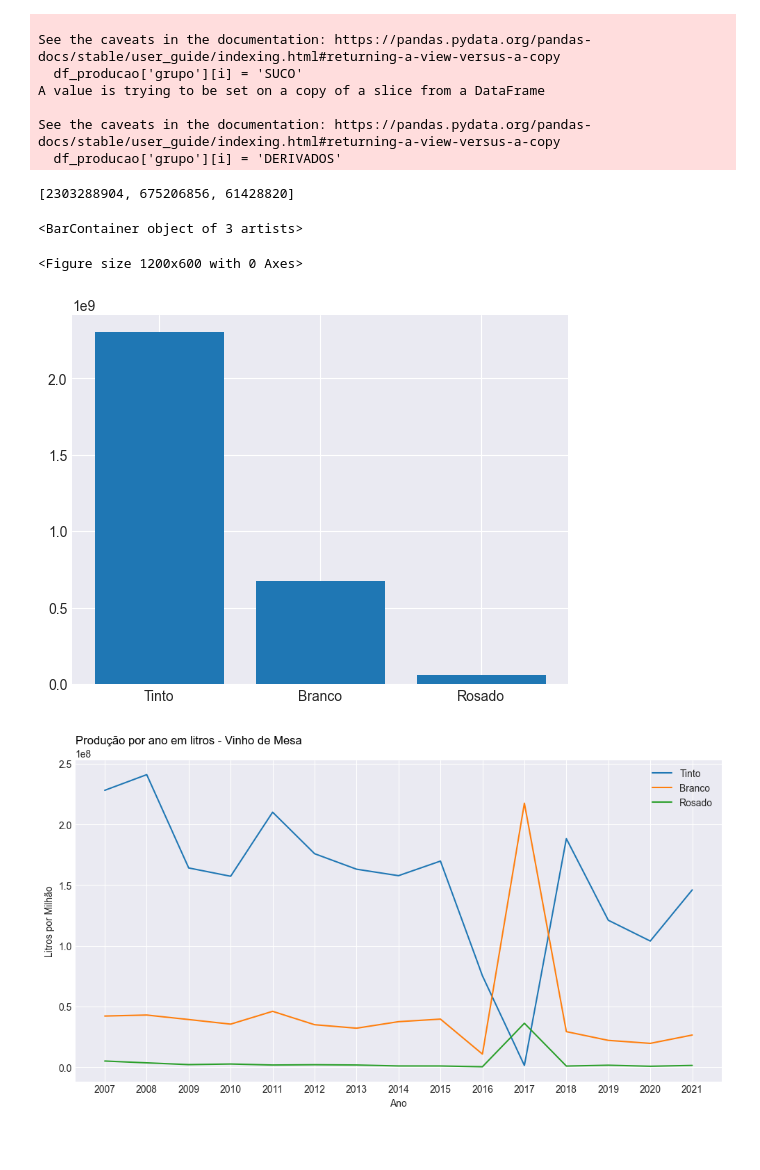
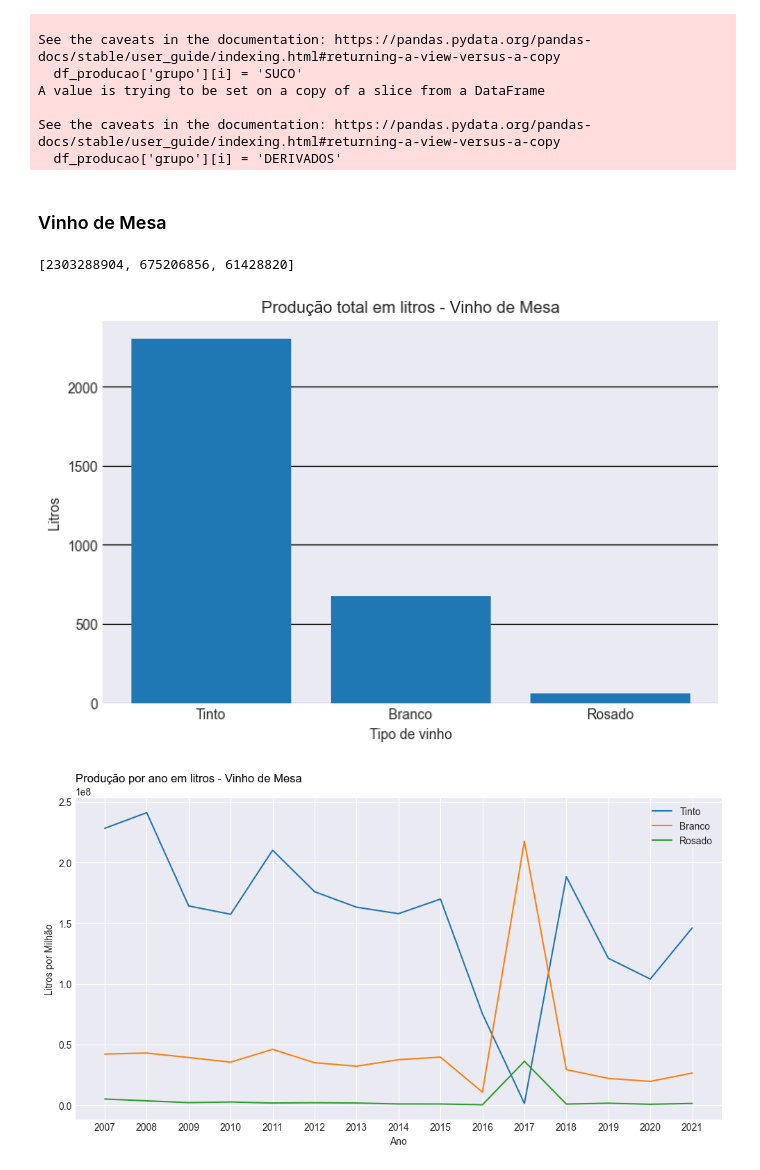
Before and after one commit to almeida25/data_analysis_vinicula, a Jupyter notebook: comercio_producao_analise.ipynb, the cells around one changed output. Saved outputs shown, nothing was run; the diff lists cells and outputs as text; code cells hidden in the pictures; blank space fills up the shorter version.

```diff
--- a/comercio_producao_analise.ipynb
+++ b/comercio_producao_analise.ipynb
@@ -346,0 +465,12 @@ plt.show()
+# %%
+# Anexando o total de cada periodo
+df_grafico_comercio = df_comercio[(df_comercio['grupo'] == 'SUCO DE UVAS') & (df_comercio['cultivar'] != 'SUCO DE UVAS')].iloc[:,1:-1]
+
+df_grafico_comercio['total_litros'] = 0
+list_total_litros = []
+
+for i in range(df_grafico_comercio.shape[0]):
+    total = df_grafico_comercio.iloc[i, 1:-1].sum()
+    list_total_litros.append(total)
+
+df_grafico_comercio['total_litros'] = list_total_litros
@@ -408,0 +561,18 @@ plt.legend(df_grafico_comercio.index)
+# %%
+# Validação de como os valores estão separados
+df_grafico_comercio = df_comercio[(df_comercio['grupo'] == 'OUTROS PRODUTOS COMERCIALIZADOS') &
+                                  (df_comercio['cultivar'] != 'OUTROS PRODUTOS COMERCIALIZADOS')].iloc[:,1:-1]
+
+list_total_litros = []
+
+for i in range(df_grafico_comercio.shape[0]):
+    total = df_grafico_comercio.iloc[i, 1:].sum()
+    list_total_litros.append(total)
+
+df_grafico_comercio['total_litros'] = list_total_litros
+
+plt.figure(figsize=(20,8))
+sns.boxplot(x=df_grafico_comercio["total_litros"])
+#plt.xticks(rotation=90)
+plt.title('Distribuição dos valores - Outros Produtos Comercializados')
+plt.show()
@@ -573,6 +885,8 @@ A value is trying to be set on a copy of a slice from a DataFrame
 
 See the caveats in the documentation: https://pandas.pydata.org/pandas-docs/stable/user_guide/indexing.html#returning-a-view-versus-a-copy
   df_producao['grupo'][i] = 'DERIVADOS'
+# %% [markdown]
+### Vinho de Mesa
 # %%
 df_vm_tipo_producao = df_producao[(df_producao['grupo'] == 'VINHO DE MESA') & (df_producao['cultivar'] != 'VINHO DE MESA')].copy()
 # %%
@@ -589,25 +903,28 @@ columns_total_litros_producao
 # %%
 df_vm_tipo_producao['total_litros'] = columns_total_litros_producao
 # %%
-df_vm_tipo_producao[['cultivar','total_litros']]
-
-plt.figure(figsize=[12.0,6])
+#plt.figure(figsize=[12.0,6])
 # https://matplotlib.org/stable/api/_as_gen/matplotlib.pyplot.plot.html
 fig, ax = plt.subplots()
+fig.set_size_inches(8, 5)
 
 
-ax.bar(df_vm_tipo_producao['cultivar'], df_vm_tipo_producao['total_litros'], label=df_vm_tipo_producao['cultivar'].to_list())
+ax.bar(df_vm_tipo_producao['cultivar'], df_vm_tipo_producao['total_litros'] / 1_000_000, label=df_vm_tipo_producao['cultivar'].to_list())
 #plt.plot( df_vm_tipo_producao[['cultivar','total_litros']])
 
-# plt.title("Vendas por ano em litros - Grupos", loc='left', fontsize=12, fontweight=0, color='black')
+ax.set_title('Produção total em litros - Vinho de Mesa')
+ax.xaxis.set_label_text('Tipo de vinho')
+ax.yaxis.set_label_text('Litros')
 # plt.xlabel("Ano")
 # plt.ylabel("Litros por Milhão")
 # # Ajustando a legenda -> https://matplotlib.org/stable/api/_as_gen/matplotlib.pyplot.legend.html
 # plt.legend(loc=0)
+ax.yaxis.grid(True, color='#000000')
+ax.xaxis.grid(False)
+
+plt.show()
 # %% [output]
-<BarContainer object of 3 artists>
-<Figure size 1200x600 with 0 Axes>
-[figure, old version]
+[figure, new version]
 # %%
 df_vm_tipo_producao.index = df_vm_tipo_producao['cultivar']
 # %%
```
Also changed, not shown: parts of 111 cells of this notebook.
